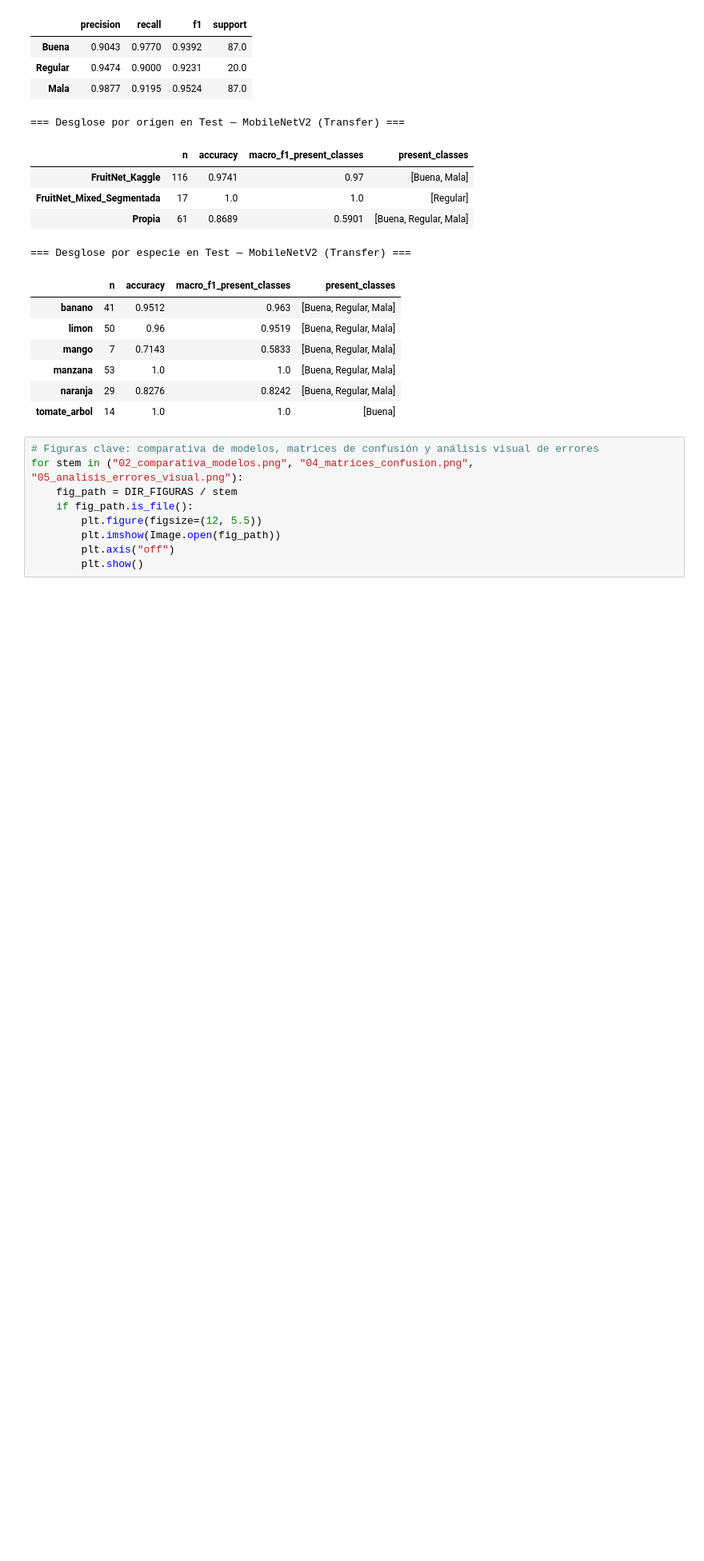
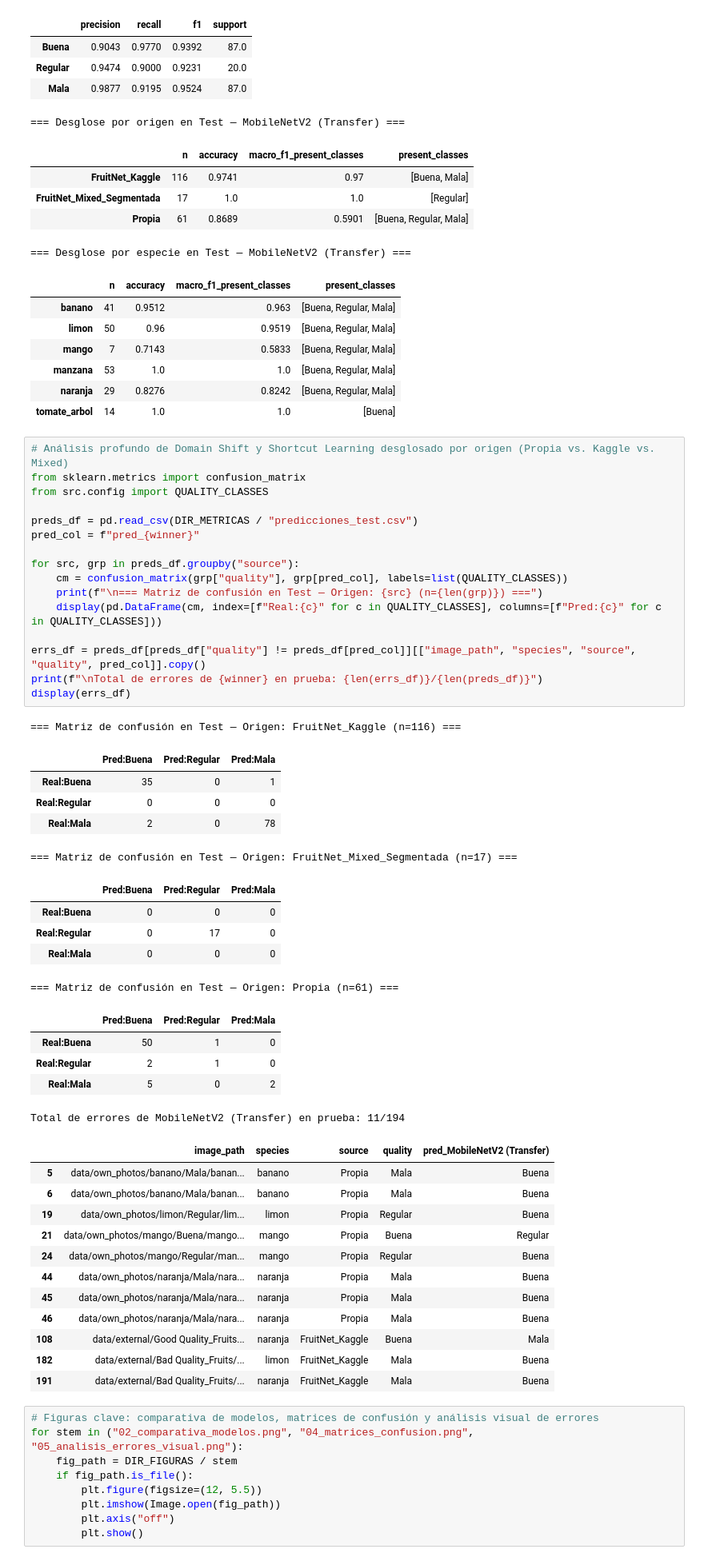
Before and after one commit to ItzDsgM/ApoIII-Proyeto-Frutas, a Jupyter notebook: 05_evaluacion/05_evaluacion_y_errores.ipynb, the cells around one changed output. Shown at 80% size. Cells and saved outputs as stored; diff of their text form; blank space fills up the shorter version.

```diff
--- a/05_evaluacion/05_evaluacion_y_errores.ipynb
+++ b/05_evaluacion/05_evaluacion_y_errores.ipynb
@@ -66,6 +70,51 @@ display(pd.DataFrame(win_info["test_by_species"]).T)
 | manzana | 53 | 1.0 | 1.0 | [Buena, Regular, Mala] |
 | naranja | 29 | 0.8276 | 0.8242 | [Buena, Regular, Mala] |
 | tomate_arbol | 14 | 1.0 | 1.0 | [Buena] |
+# %%
+# Análisis profundo de Domain Shift y Shortcut Learning desglosado por origen (Propia vs. Kaggle vs. Mixed)
+from sklearn.metrics import confusion_matrix
+from src.config import QUALITY_CLASSES
+
+preds_df = pd.read_csv(DIR_METRICAS / "predicciones_test.csv")
+pred_col = f"pred_{winner}"
+
+for src, grp in preds_df.groupby("source"):
+    cm = confusion_matrix(grp["quality"], grp[pred_col], labels=list(QUALITY_CLASSES))
+    print(f"\n=== Matriz de confusión en Test — Origen: {src} (n={len(grp)}) ===")
+    display(pd.DataFrame(cm, index=[f"Real:{c}" for c in QUALITY_CLASSES], columns=[f"Pred:{c}" for c in QUALITY_CLASSES]))
+
+errs_df = preds_df[preds_df["quality"] != preds_df[pred_col]][["image_path", "species", "source", "quality", pred_col]].copy()
+print(f"\nTotal de errores de {winner} en prueba: {len(errs_df)}/{len(preds_df)}")
+display(errs_df)
+# %% [output]
+=== Matriz de confusión en Test — Origen: FruitNet_Kaggle (n=116) ===
+|  | Pred:Buena | Pred:Regular | Pred:Mala |
+| Real:Buena | 35 | 0 | 1 |
+| Real:Regular | 0 | 0 | 0 |
+| Real:Mala | 2 | 0 | 78 |
+=== Matriz de confusión en Test — Origen: FruitNet_Mixed_Segmentada (n=17) ===
+|  | Pred:Buena | Pred:Regular | Pred:Mala |
+| Real:Buena | 0 | 0 | 0 |
+| Real:Regular | 0 | 17 | 0 |
+| Real:Mala | 0 | 0 | 0 |
+=== Matriz de confusión en Test — Origen: Propia (n=61) ===
+|  | Pred:Buena | Pred:Regular | Pred:Mala |
+| Real:Buena | 50 | 1 | 0 |
+| Real:Regular | 2 | 1 | 0 |
+| Real:Mala | 5 | 0 | 2 |
+Total de errores de MobileNetV2 (Transfer) en prueba: 11/194
+|  | image_path | species | source | quality | pred_MobileNetV2 (Transfer) |
+| 5 | data/own_photos/banano/Mala/banan... | banano | Propia | Mala | Buena |
+| 6 | data/own_photos/banano/Mala/banan... | banano | Propia | Mala | Buena |
+| 19 | data/own_photos/limon/Regular/lim... | limon | Propia | Regular | Buena |
+| 21 | data/own_photos/mango/Buena/mango... | mango | Propia | Buena | Regular |
+| 24 | data/own_photos/mango/Regular/man... | mango | Propia | Regular | Buena |
+| 44 | data/own_photos/naranja/Mala/nara... | naranja | Propia | Mala | Buena |
+| 45 | data/own_photos/naranja/Mala/nara... | naranja | Propia | Mala | Buena |
+| 46 | data/own_photos/naranja/Mala/nara... | naranja | Propia | Mala | Buena |
+| 108 | data/external/Good Quality_Fruits... | naranja | FruitNet_Kaggle | Buena | Mala |
+| 182 | data/external/Bad Quality_Fruits/... | limon | FruitNet_Kaggle | Mala | Buena |
+| 191 | data/external/Bad Quality_Fruits/... | naranja | FruitNet_Kaggle | Mala | Buena |
 # %%
 # Figuras clave: comparativa de modelos, matrices de confusión y análisis visual de errores
 for stem in ("02_comparativa_modelos.png", "04_matrices_confusion.png", "05_analisis_errores_visual.png"):
```
Also changed, not shown: parts of 3 cells of this notebook, 33 other files.
